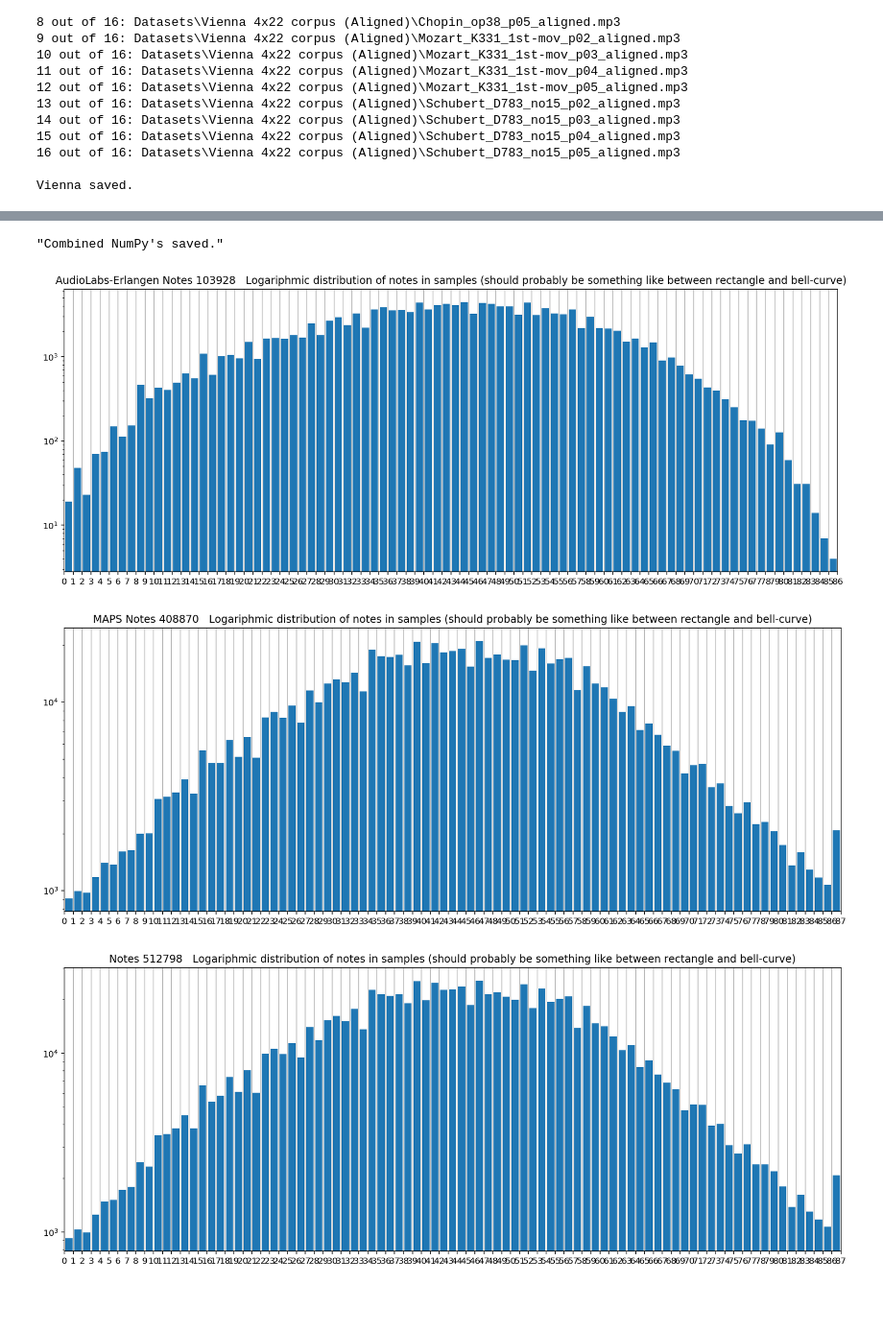
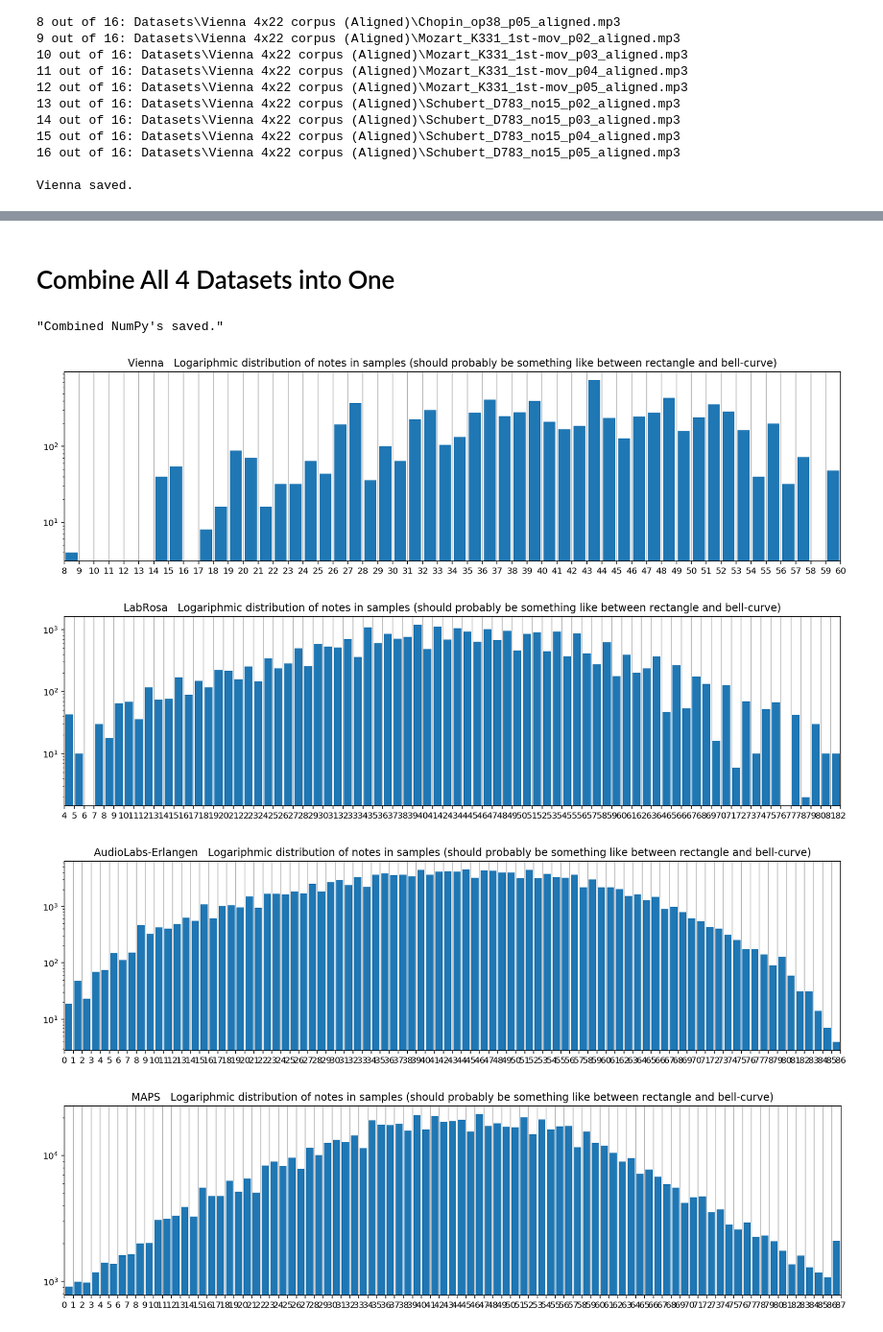
Before and after one commit to BShakhovsky/PolyphonicPianoTranscription, a Jupyter notebook: 1 Datasets Preparation.ipynb, the cells around one changed output, grey strips where cells are left out. Shown at 96% size. Saved outputs shown, nothing was run; the diff lists cells and outputs as text; code cells hidden in the pictures; blank space fills up the shorter version.

```diff
--- a/1 Datasets Preparation.ipynb
+++ b/1 Datasets Preparation.ipynb
@@ -162,12 +203,7 @@ def MidiParse(midiName):
 # Downloaded from International Audio Laboratories Erlangen:
 https://www.audiolabs-erlangen.de/resources/MIR/SMD/    /midi
 # %%
-erlangenFolder = 'AudioLabs-Erlangen'
 #for midiName in glob('{}\{}\*.mid'.format(dataFolder, erlangenFolder)): MidiParse(midiName)
-
-def SimpleCheck(folders, notes, cqts): assert len(notes) > 1 and (notes.sum(1) > 0).all()
-SaveNumPy(glob('{}\{}\*.mp3'.format(dataFolder, erlangenFolder))[:25], erlangenFolder + '1',
+SaveNumPy(glob('{}\{}\*.mp3'.format(dataFolder, erlangenFolder)), erlangenFolder,
           'OnsetTime\tOffsetTime=?\tMidiPitch\n', SimpleCheck)
-SaveNumPy(glob('{}\{}\*.mp3'.format(dataFolder, erlangenFolder))[25:], erlangenFolder + '2',
-          'OnsetTime\tOffsetTime=?\tMidiPitch\n', SimpleCheck)
 # %% [output]
@@ -202,9 +237,9 @@ Combined NumPy's saved.
 # Downloaded from Laboratory for the Recognition and Organization<br>of Speech and Audio (LabROSA) Columbia:
 https://labrosa.ee.columbia.edu/projects/piano/
 # %%
-labRosaFolder = 'LabRosa Columbia'
-for midiName in glob('{}\{}\*.mid'.format(dataFolder, labRosaFolder)): MidiParse(midiName)
-SaveNumPy(glob('{}\{}\*.wav'.format(dataFolder, labRosaFolder)), labRosaFolder, 'OnsetTime\tOffsetTime=?\tMidiPitch\n', SimpleCheck)
+#for midiName in glob('{}\{}\*.mid'.format(dataFolder, labRosaFolder)): MidiParse(midiName)
+SaveNumPy(glob('{}\{}\*.wav'.format(dataFolder, labRosaFolder)), labRosaFolder,
+          'OnsetTime\tOffsetTime=?\tMidiPitch\n', SimpleCheck)
 # %% [output]
 1 out of 29: Datasets\LabRosa Columbia\alb_esp1MINp_align.wav
 2 out of 29: Datasets\LabRosa Columbia\bach_847MINp_align.wav
@@ -254,6 +304,8 @@ Vienna saved.
+# %% [markdown]
+# Combine All 4 Datasets into One
 # %%
 cqts, notes = map(lambda name: np.vstack([np.load('{}/{} {} {}.npy'.format(dataFolder, pref, name, suff)) for pref, suff in zip(
-    ['MAPS', erlangenFolder], [408_870, 103_928])]), ['Cqts5 Float16', 'Notes'])
+    ['MAPS', erlangenFolder, labRosaFolder, 'Vienna'], [408_870, 103_928, 11_366, 5_253])]), ['Cqts4 Float16', 'Notes'])
 
 np.save('{}/Cqts Float16 {}'.format(dataFolder, len(cqts)), cqts)
 np.save('{}/Notes {}'.format(dataFolder, len(notes)), notes)
@@ -261,23 +313,23 @@ np.save('{}/Notes {}'.format(dataFolder, len(notes)), notes)
 # %% [output]
 "Combined NumPy's saved."
 # %%
-def PlotNotesCount(notesFile):
-    plt.figure(figsize=(16, 6))
+for notesNumPy in ['Vienna Notes 5253', 'LabRosa Columbia Notes 11366',
+                   'AudioLabs-Erlangen Notes 103928', 'MAPS Notes 408870', 'Notes 529417']:
+    plt.figure(figsize=(16, 4))
 
-    notes = np.load('{}/{}.npy'.format(dataFolder, notesFile))
+    notes = np.load('{}/{}.npy'.format(dataFolder, notesNumPy))
     if len(notes.shape) in [1, 3]: notes = np.vstack(notes)
     noteCounts = notes.nonzero()[1]
     minNote, maxNote = noteCounts.min(), noteCounts.max()
 
     plt.hist(noteCounts, maxNote - minNote, rwidth=.8, log=True)
-    plt.title(notesFile + '   Logariphmic distribution of notes in samples '
+    plt.title(notesNumPy.split()[0] + '   Logariphmic distribution of notes in samples '
               '(should probably be something like between rectangle and bell-curve)')
     plt.xlim(minNote, maxNote)
     plt.xticks(range(minNote, maxNote + 1))
     plt.grid(axis='x')
-
-for notesNumPy in ['AudioLabs-Erlangen Notes 103928', 'MAPS Notes 408870', 'Notes 512798']: PlotNotesCount(notesNumPy)
 # %% [output]
-[figure, old version]
+[figure, new version]
-[figure, old version]
+[figure, new version]
-[figure, old version]
+[figure, new version]
+[figure, added]
```
Also changed, not shown: parts of 17 cells of this notebook, 3 other files.
